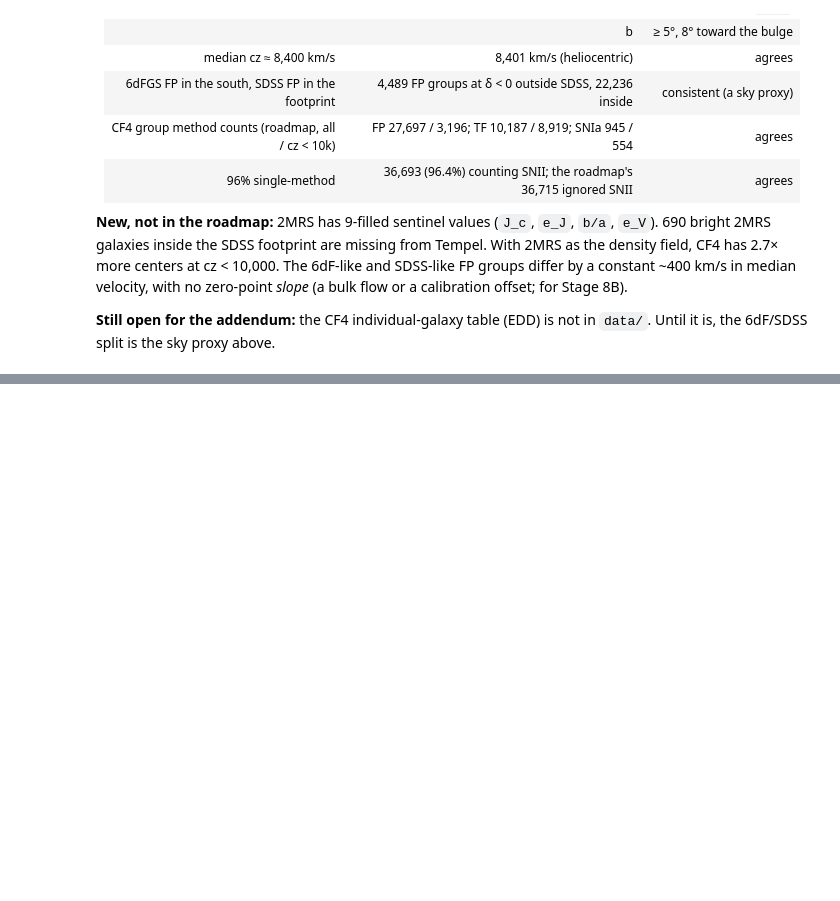
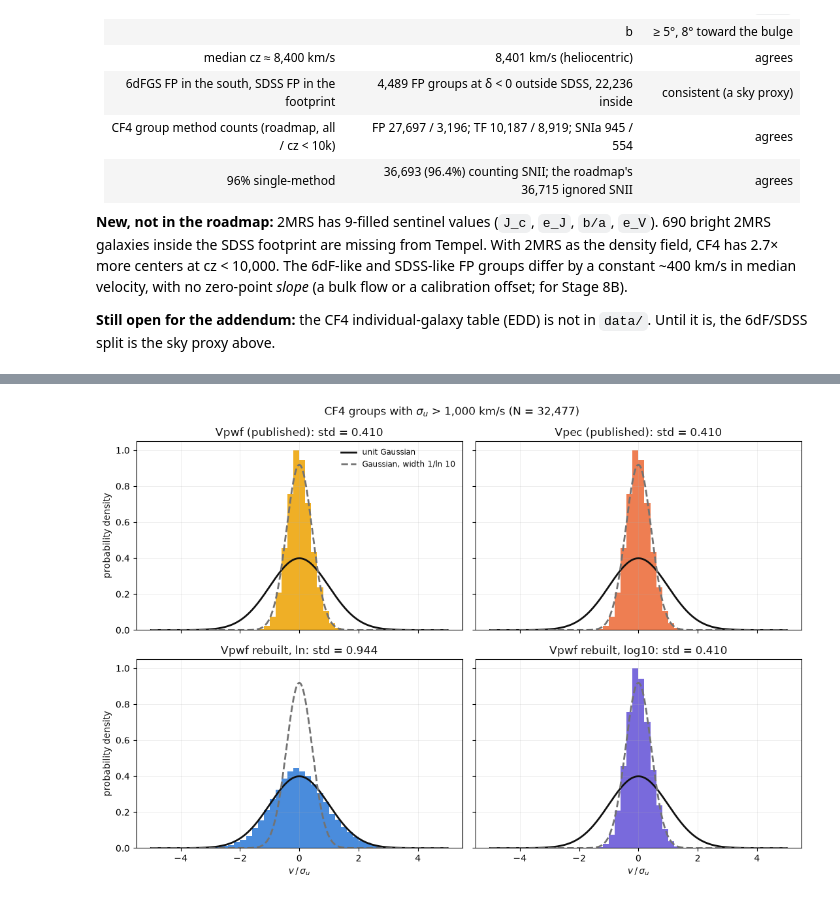
Before and after one commit to ofeke2000/Cross-correlating-Tempel-SDSS-groups-with-Cosmicflows-4-peculiar-velocities, a Jupyter notebook: notebooks/11_real_catalog_audit.ipynb, the cells around one changed output, grey strips where cells are left out. Cells and saved outputs as stored; diff of their text form; code cells hidden in the pictures; blank space fills up the shorter version.

```diff
--- a/notebooks/11_real_catalog_audit.ipynb
+++ b/notebooks/11_real_catalog_audit.ipynb
@@ -867,0 +898,4 @@ is, the 6dF/SDSS split is the sky proxy above.
+# %%
+vtest = audit.velocity_test_table(velocities, definitions)
+print(f"groups: {len(velocities.table):,}  kept: {len(vtest):,}  dropped (fV <= 0 or eDM = 0): {len(velocities.table) - len(vtest):,}")
+audit.velocity_test_summary(vtest, config).round(4)
@@ -867,0 +925,4 @@ is, the 6dF/SDSS split is the sky proxy above.
+# %%
+fig = audit.make_velocity_test_histogram_figure(vtest, config)
+# %% [output]
+[figure, added]
```
Also changed, not shown: parts of 14 cells of this notebook, 10 other files.
